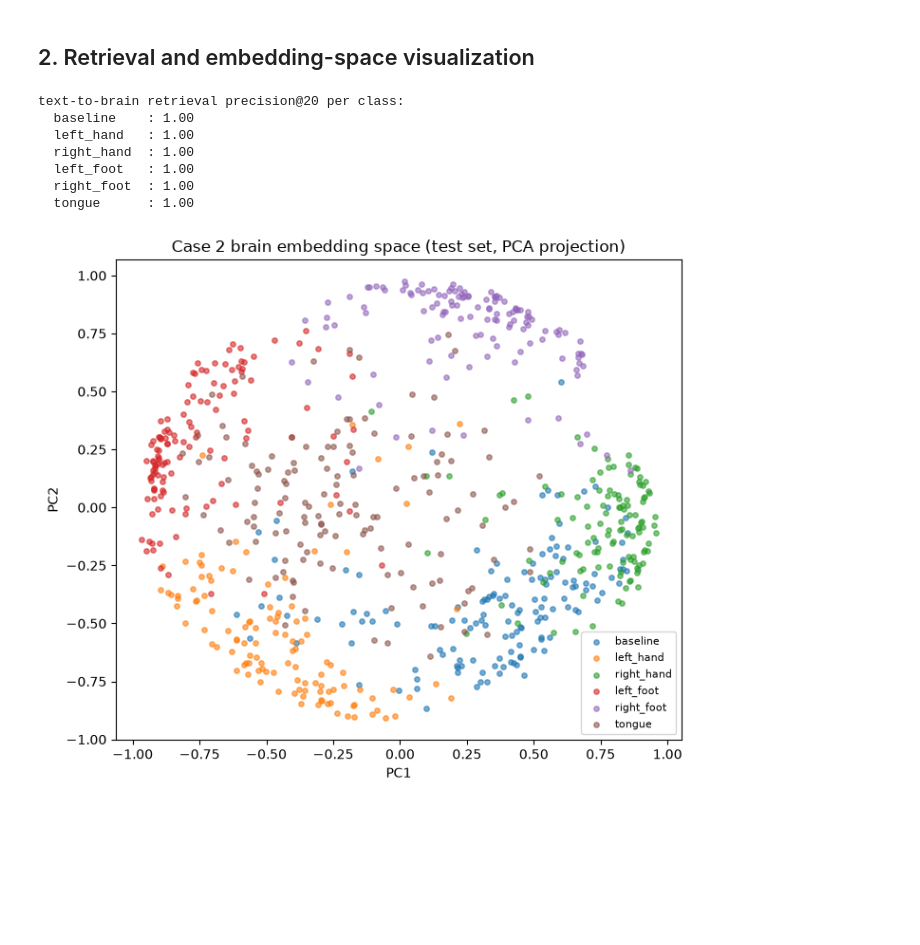
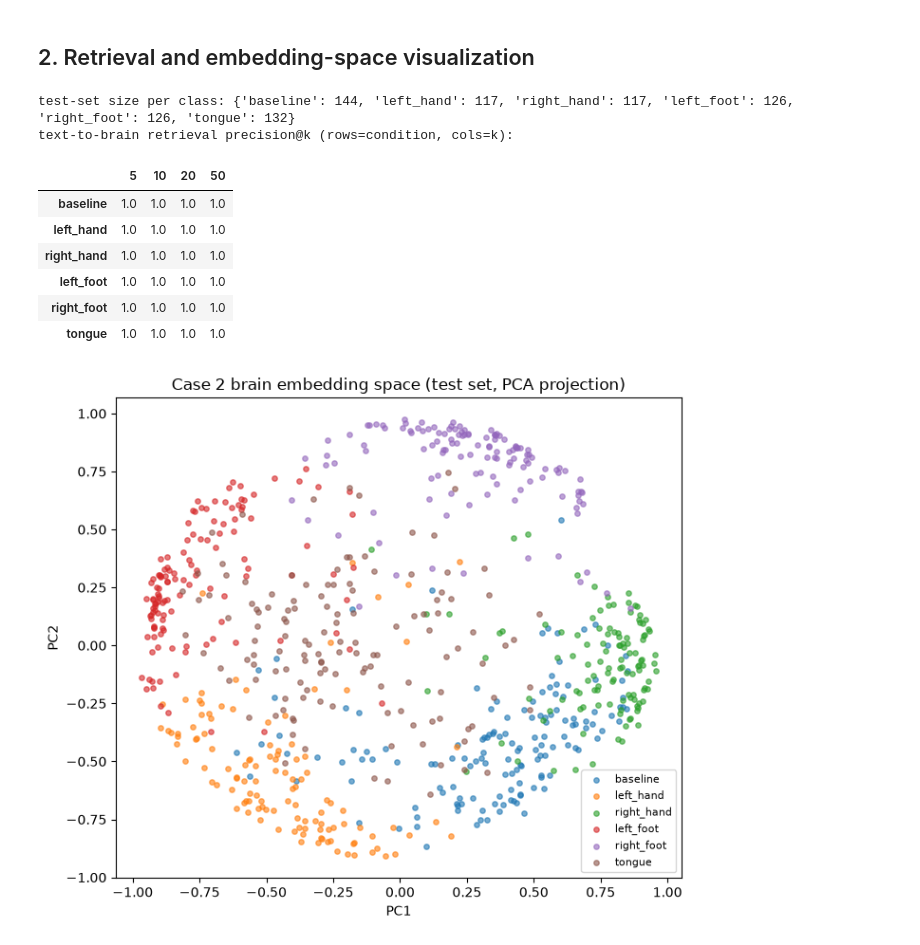
Before and after one commit to govinda-umd/NeuroLens-RAG, a Jupyter notebook: notebooks/10_contrastive_representation.ipynb, the cells around one changed output. Cells and saved outputs as stored; diff of their text form; code cells hidden in the pictures; blank space fills up the shorter version.

```diff
--- a/notebooks/10_contrastive_representation.ipynb
+++ b/notebooks/10_contrastive_representation.ipynb
@@ -102,22 +104,30 @@ test macro F1: 0.9072881064559647
 (Case 1 Transformer multi-task test macro F1 was 0.925, for comparison)
 # %% [markdown]
 ## 2. Retrieval and embedding-space visualization
-# %%
-z_brain, brain_labels = extract_brain_embeddings(model, test_loader, device)
-z_text = text_encoder().detach().cpu().numpy()
-
-precisions = text_to_brain_retrieval_precision(z_brain, brain_labels, z_text, top_k=20)
-print("text-to-brain retrieval precision@20 per class:")
-for class_idx, p in precisions.items():
-    print(f"  {class_names[class_idx]:12s}: {p:.2f}")
-# %% [output]
-text-to-brain retrieval precision@20 per class:
-  baseline    : 1.00
-  left_hand   : 1.00
-  right_hand  : 1.00
-  left_foot   : 1.00
-  right_foot  : 1.00
-  tongue      : 1.00
+# %%
+z_brain, brain_labels = extract_brain_embeddings(model, test_loader, device)
+z_text = text_encoder().detach().cpu().numpy()
+
+class_sizes = {class_names[c]: int((brain_labels == c).sum()) for c in range(info["num_classes"])}
+print("test-set size per class:", class_sizes)
+
+precisions = text_to_brain_retrieval_precision(z_brain, brain_labels, z_text, top_k_values=[5, 10, 20, 50])
+precision_df = pd.DataFrame(
+    {k: [precisions[c][k] for c in range(info["num_classes"])] for k in [5, 10, 20, 50]},
+    index=class_names,
+)
+print("text-to-brain retrieval precision@k (rows=condition, cols=k):")
+precision_df
+# %% [output]
+test-set size per class: {'baseline': 144, 'left_hand': 117, 'right_hand': 117, 'left_foot': 126, 'right_foot': 126, 'tongue': 132}
+text-to-brain retrieval precision@k (rows=condition, cols=k):
+|  | 5 | 10 | 20 | 50 |
+| baseline | 1.0 | 1.0 | 1.0 | 1.0 |
+| left_hand | 1.0 | 1.0 | 1.0 | 1.0 |
+| right_hand | 1.0 | 1.0 | 1.0 | 1.0 |
+| left_foot | 1.0 | 1.0 | 1.0 | 1.0 |
+| right_foot | 1.0 | 1.0 | 1.0 | 1.0 |
+| tongue | 1.0 | 1.0 | 1.0 | 1.0 |
 # %%
 pca = PCA(n_components=2)
 z_2d = pca.fit_transform(z_brain)
```
Also changed, not shown: parts of 6 cells of this notebook, 3 other files.
